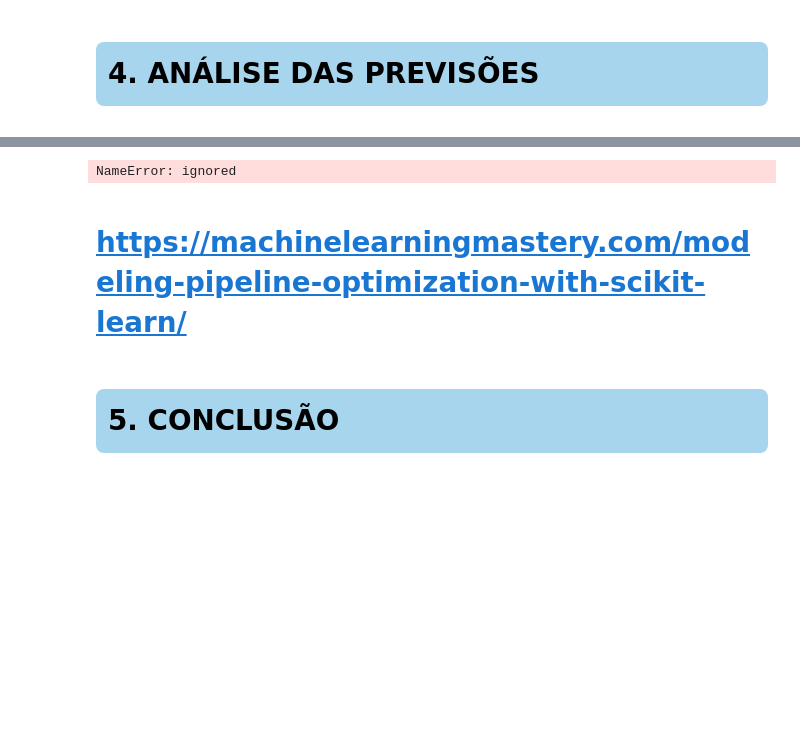
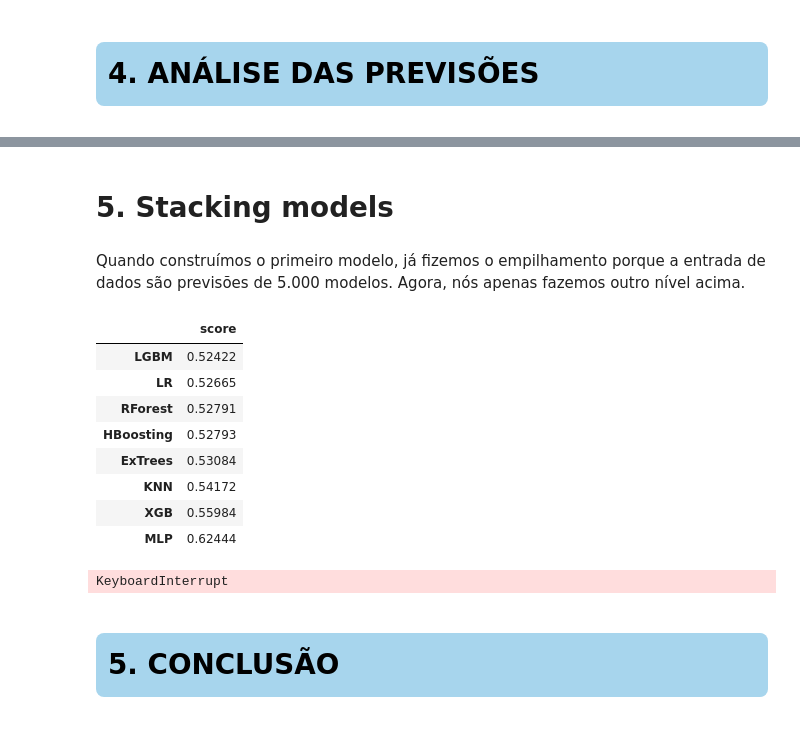
Before and after one commit to rogeriodelfim/Competicoes, a Jupyter notebook: Kaggle/Tabular Playground Series/2022/10 - Novembro/01. EDA.ipynb, the cells around one changed output, grey strips where cells are left out. Drawn from its saved outputs; the diff is of its cells as text; code cells hidden in the pictures; blank space fills up the shorter version.

```diff
--- a/Kaggle/Tabular Playground Series/2022/10 - Novembro/01. EDA.ipynb
+++ b/Kaggle/Tabular Playground Series/2022/10 - Novembro/01. EDA.ipynb
@@ -1866,7 +1680,40 @@ df_pred_ts = jb.load(path+path_data+'pkl/df_pred_ts.pkl.z')
+# %% [markdown]
+# 5. Stacking models
+# %% [markdown]
+Quando construímos o primeiro modelo, já fizemos o empilhamento porque a entrada de dados são previsões de 5.000 modelos. Agora, nós apenas fazemos outro nível acima.
+# %%
+%%time
+
+models_base = [
+    ('LR', pipeline_lr),
+    ('ExTrees_Stack', pipeline_ext),
+    ('LGBM_Stack', pipeline_lgbm),
+    ('HBoosting_Stack', pipeline_hbc)]
+
+model_stack = StackingClassifier(estimators=models_base, final_estimator=model_lr, n_jobs=-1)
+
+df_pred_tr_s, df_pred_ts, df_score_mdl = \
+    model_cv_fit(models_       = [('Stacking', model_stack, 1,'Stacking_nb_01')],
+                 X_            = X,
+                 y_            = y,
+                 X_test_       = X_test,
+                 path_         = path,
+                 seed_         = seed,
+                 target_       = 'pred',
+                 create_sub_   = True,
+                 n_splits_     = 10,
+                 print_report_ = True)
+# %% [output]
+|  | score |
+| LGBM | 0.52422 |
+| LR | 0.52665 |
+| RForest | 0.52791 |
+| HBoosting | 0.52793 |
+| ExTrees | 0.53084 |
+| KNN | 0.54172 |
+| XGB | 0.55984 |
+| MLP | 0.62444 |
+KeyboardInterrupt
 # %%
-df_submission['pred']=df_pred_ts['LR_0.53129'] * .9 + df_pred_ts['LR_0.53129'] * .1
-df_submission.to_csv(path+path_data+ 'submission/emsamble.csv', index=False)
+#df_submission['pred']=df_pred_ts['LR_0.53129'] * .9 + df_pred_ts['LR_0.53129'] * .1
+#df_submission.to_csv(path+path_data+ 'submission/emsamble.csv', index=False)
-# %% [output]
-NameError: ignored
-# %% [markdown]
-# https://machinelearningmastery.com/modeling-pipeline-optimization-with-scikit-learn/
```
Also changed, not shown: parts of 45 cells of this notebook.
